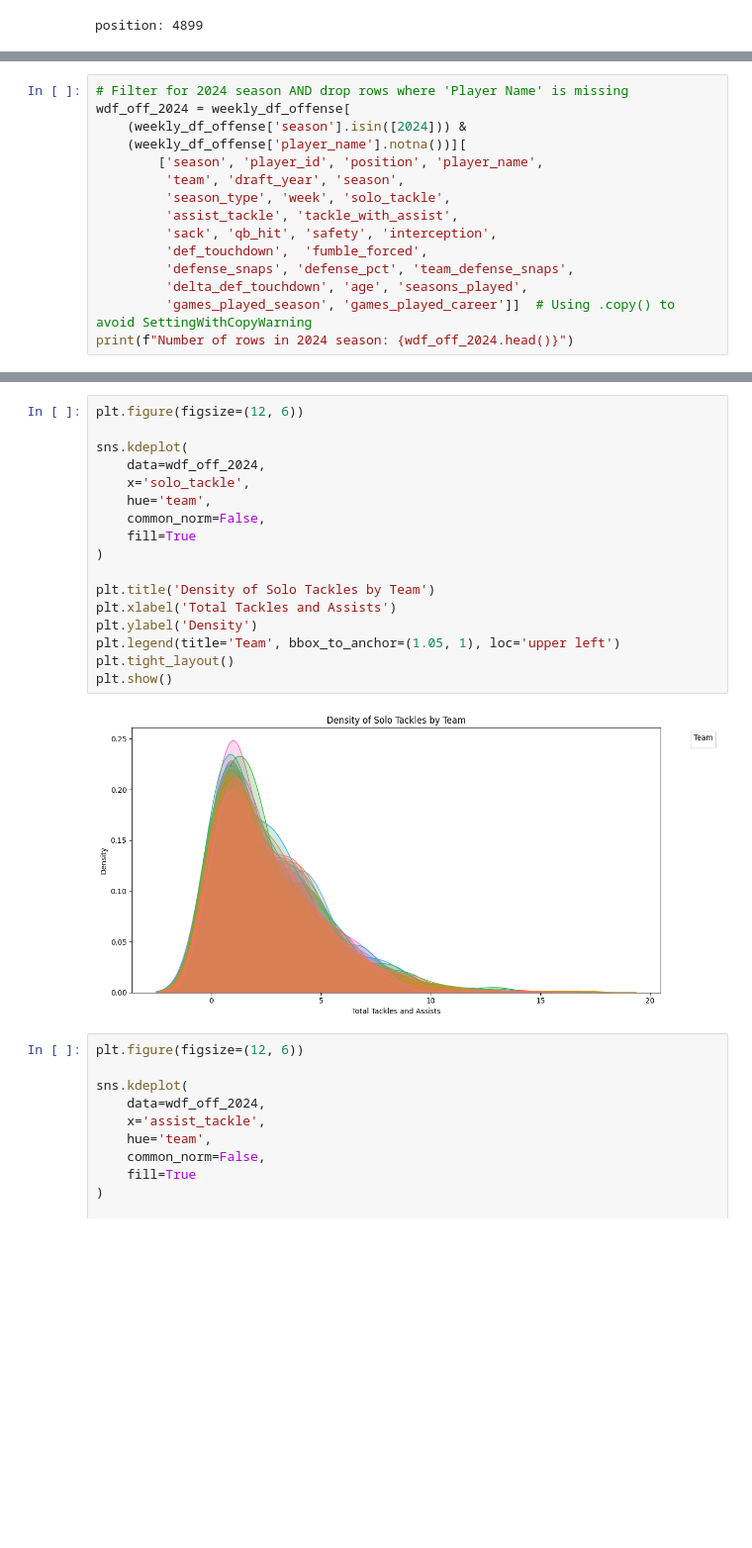
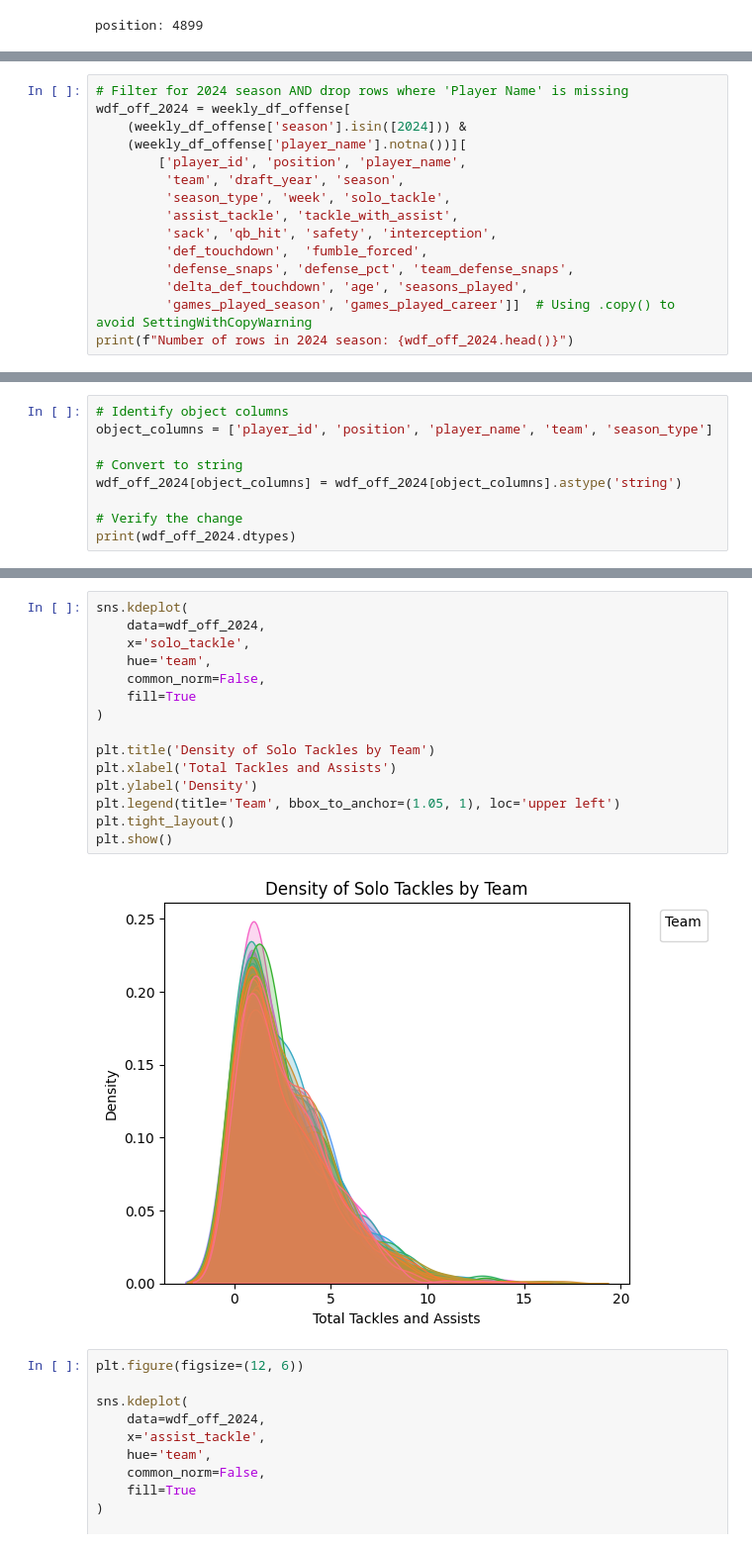
Before and after one commit to Ejaramillo1/nfl_ml_project, a Jupyter notebook: notebook/data/EDA_NFL.ipynb, the cells around one changed output, grey strips where cells are left out. Shown at 99% size. Cells and saved outputs as stored; diff of their text form; blank space fills up the shorter version.

```diff
--- a/notebook/data/EDA_NFL.ipynb
+++ b/notebook/data/EDA_NFL.ipynb
@@ -116,7 +120,7 @@ As we have a massive ammount of data then we are going to filter in order to hav
 wdf_off_2024 = weekly_df_offense[
     (weekly_df_offense['season'].isin([2024])) &
     (weekly_df_offense['player_name'].notna())][
-        ['season', 'player_id', 'position', 'player_name',
+        ['player_id', 'position', 'player_name',
          'team', 'draft_year', 'season',
          'season_type', 'week', 'solo_tackle',
          'assist_tackle', 'tackle_with_assist',
@@ -189,0 +240,9 @@ wdf_off_2024.describe()
+# %%
+# Identify object columns
+object_columns = ['player_id', 'position', 'player_name', 'team', 'season_type']
+
+# Convert to string
+wdf_off_2024[object_columns] = wdf_off_2024[object_columns].astype('string')
+
+# Verify the change
+print(wdf_off_2024.dtypes)
@@ -190,22 +586,20 @@ wdf_off_2024.describe()
 # %%
-plt.figure(figsize=(12, 6))
-
 sns.kdeplot(
     data=wdf_off_2024,
     x='solo_tackle',
     hue='team',
     common_norm=False,
     fill=True
 )
 
 plt.title('Density of Solo Tackles by Team')
 plt.xlabel('Total Tackles and Assists')
 plt.ylabel('Density')
 plt.legend(title='Team', bbox_to_anchor=(1.05, 1), loc='upper left')
 plt.tight_layout()
 plt.show()
 # %% [output]
-[figure, old version]
+[figure, new version]
 # %%
 plt.figure(figsize=(12, 6))
 
```
Also changed, not shown: parts of 32 cells of this notebook.
